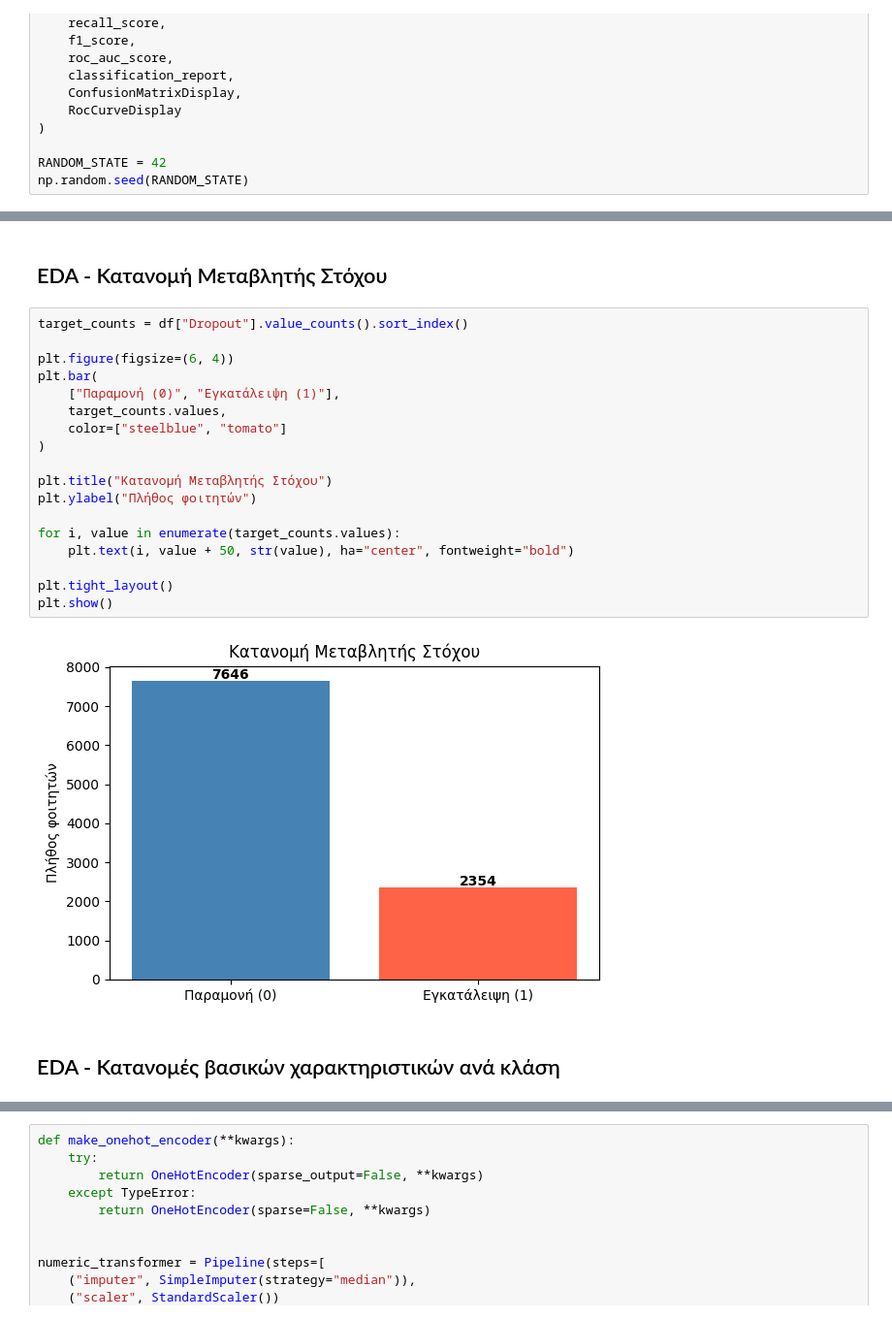
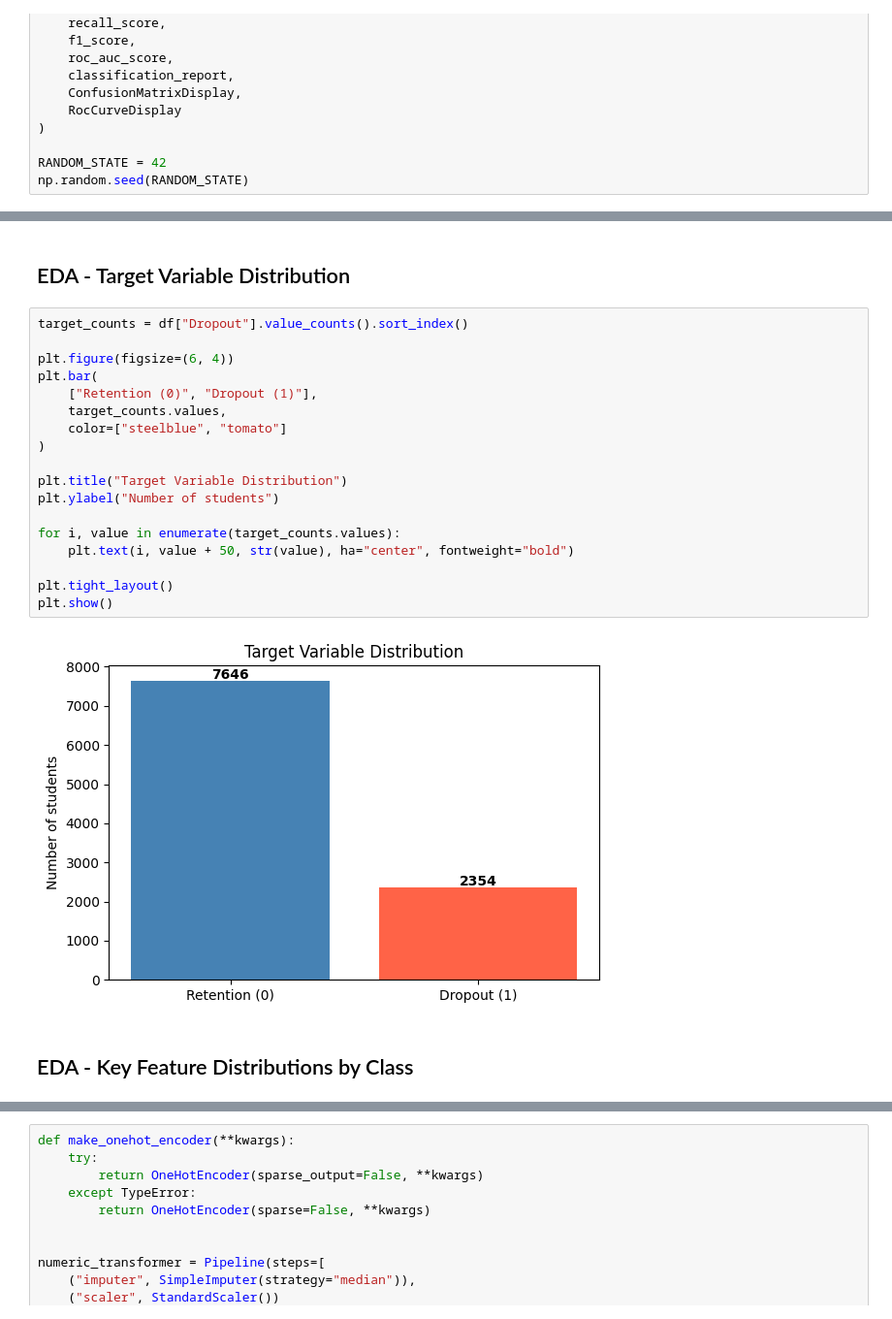
Before and after one commit to georlia/Python-Projects, a Jupyter notebook: Student-Dropout-Analysis/notebooks/Student_Dropout_Analysis.ipynb, the cells around one changed output, grey strips where cells are left out. Shown at 97% size. Cells and saved outputs as stored; diff of their text form.

```diff
--- a/Student-Dropout-Analysis/notebooks/Student_Dropout_Analysis.ipynb
+++ b/Student-Dropout-Analysis/notebooks/Student_Dropout_Analysis.ipynb
@@ -116,30 +116,30 @@ Dropout
 0    76.46
 1    23.54
 Name: proportion, dtype: float64
-# %% [markdown]
-## EDA - Κατανομή Μεταβλητής Στόχου
+# %% [markdown]
+## EDA - Target Variable Distribution
 # %%
 target_counts = df["Dropout"].value_counts().sort_index()
 
 plt.figure(figsize=(6, 4))
 plt.bar(
-    ["Παραμονή (0)", "Εγκατάλειψη (1)"],
+    ["Retention (0)", "Dropout (1)"],
     target_counts.values,
     color=["steelblue", "tomato"]
 )
 
-plt.title("Κατανομή Μεταβλητής Στόχου")
-plt.ylabel("Πλήθος φοιτητών")
+plt.title("Target Variable Distribution")
+plt.ylabel("Number of students")
 
 for i, value in enumerate(target_counts.values):
     plt.text(i, value + 50, str(value), ha="center", fontweight="bold")
 
 plt.tight_layout()
 plt.show()
 # %% [output]
-[figure, old version]
+[figure, new version]
-# %% [markdown]
-## EDA - Κατανομές βασικών χαρακτηριστικών ανά κλάση
+# %% [markdown]
+## EDA - Key Feature Distributions by Class
 # %%
 key_features = [
     "GPA",
```
Also changed, not shown: parts of 44 cells of this notebook.
